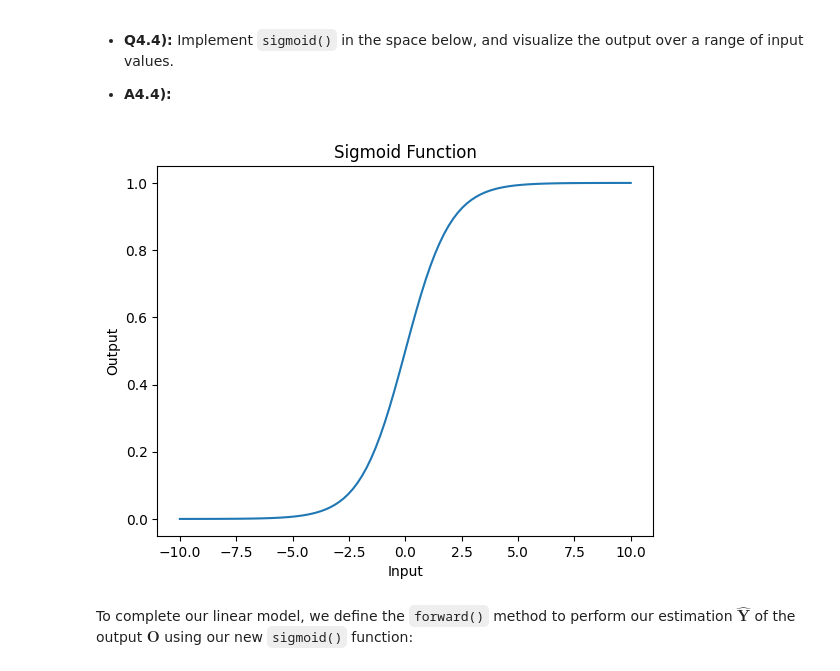
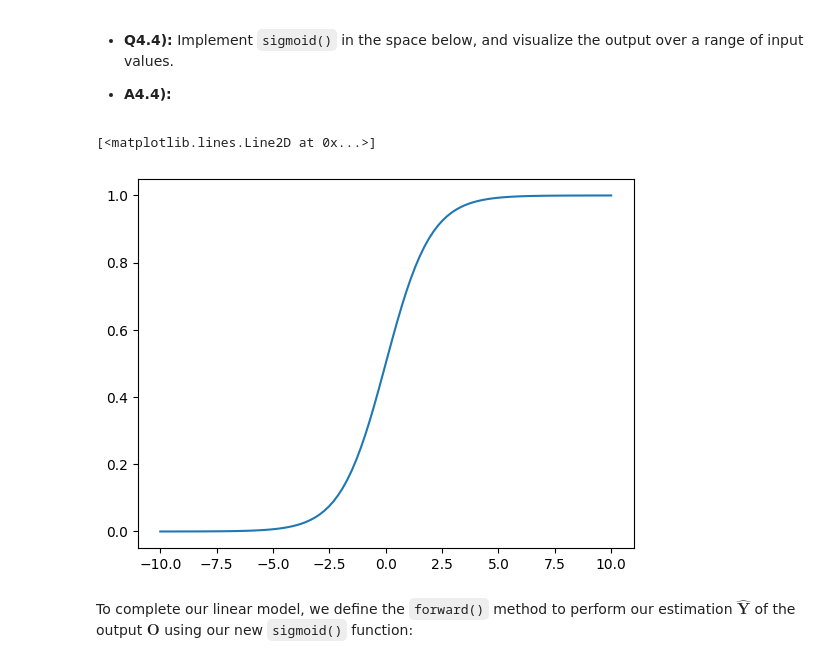
Before and after one commit to fdreshaj/EE_325_Lab, a Jupyter notebook: Lab-03.ipynb, the cells around one changed output. Cells and saved outputs as stored; diff of their text form; code cells hidden in the pictures.

```diff
--- a/Lab-03.ipynb
+++ b/Lab-03.ipynb
@@ -371,35 +346,20 @@ $$\text{sigmoid(}{x}\text{)} = \frac{1} {(1 + e^{-{x}})}$$
 # %%
 def sigmoid(x):
 # YOUR CODE STARTS HERE
-    # x = x.detach().numpy()
-    # sig = 1/(1+np.exp(-x))
-    # sig = torch.tensor(sig, dtype=torch.float32).reshape(-1,1)
-    # print(sig.size())
-    sig = 1/(1+torch.exp(-x))
-    #print(sig)
-    return sig
+    sigmoid_x = 1 / (1 + torch.exp(-x))
+    return sigmoid_x
 # YOUR CODE ENDS HERE
 
 # Visualize the sigmoid function on a range of input values from -10 to 10
 X = torch.linspace(-10, 10, 100)
 sigmoid_X = sigmoid(X)
 
 # YOUR CODE STARTS HERE
-#out = torch.matmul(X, sigmoid_X)
-
-
-fig,ax = plt.subplots()
-ax.plot(X.numpy(), sigmoid_X.numpy())
-ax.set_title("Sigmoid Function")
-ax.set_xlabel("Input")
-ax.set_ylabel("Output")
-plt.show()
-
-
-
+plt.plot(X.numpy(), sigmoid_X.numpy())
 # YOUR CODE ENDS HERE
 # %% [output]
+[<matplotlib.lines.Line2D at 0x...>]
-[figure, old version]
+[figure, new version]
 # %% [markdown]
 To complete our linear model, we define the `forward()` method to perform our estimation $\mathbf{\hat{Y}}$ of the output $\mathbf{O}$ using our new `sigmoid()` function:
 # %%
```
Also changed, not shown: parts of 26 cells of this notebook.
